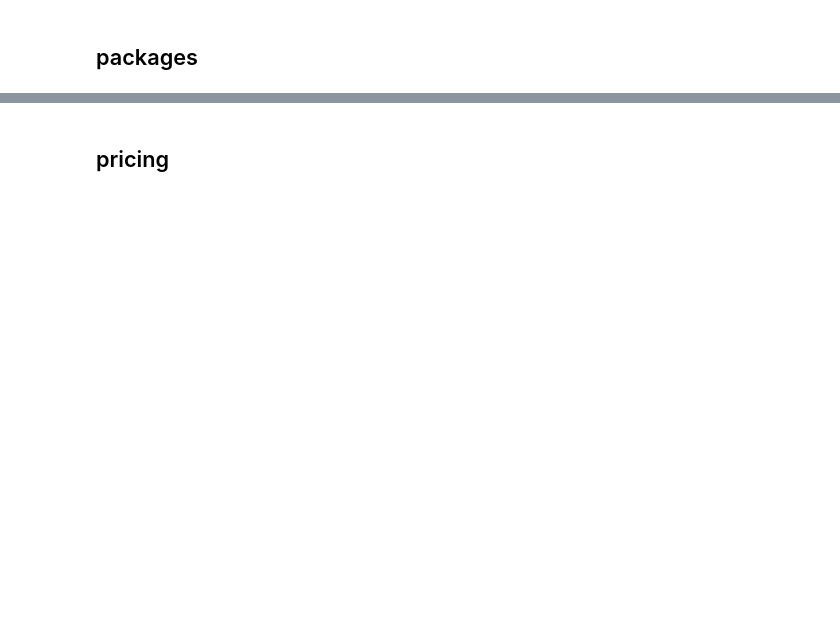
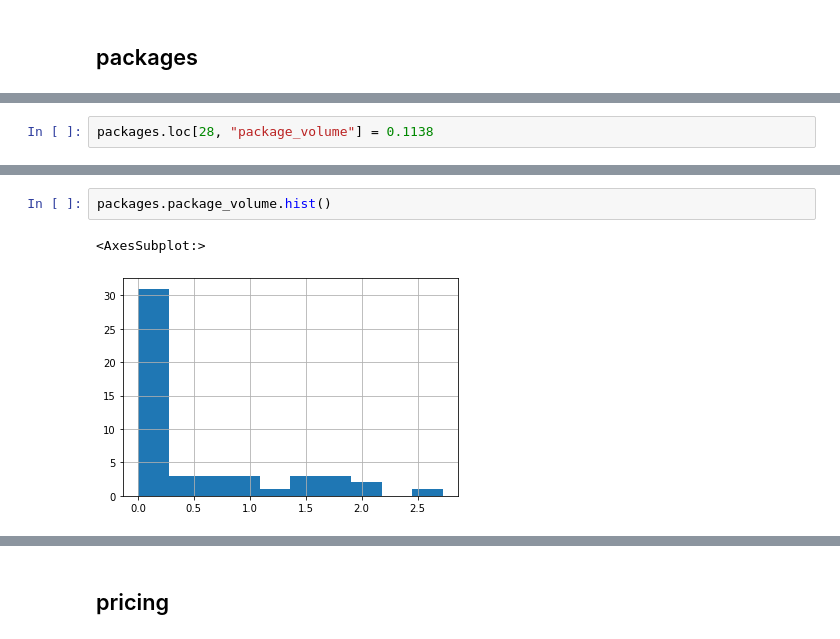
Before and after one commit to maximecharpentierdata/eki-g17, a Jupyter notebook: explo.ipynb, the cells around one changed output, grey strips where cells are left out. Cells and saved outputs as stored; diff of their text form; blank space fills up the shorter version.

```diff
--- a/explo.ipynb
+++ b/explo.ipynb
@@ -197,0 +260,2 @@ packages.head()
+# %%
+packages.loc[28, "package_volume"] = 0.1138
@@ -197,0 +264,5 @@ packages.head()
+# %%
+packages.package_volume.hist()
+# %% [output]
+<AxesSubplot:>
+[figure, added]
```
Also changed, not shown: parts of 46 cells of this notebook, 13 other files.
